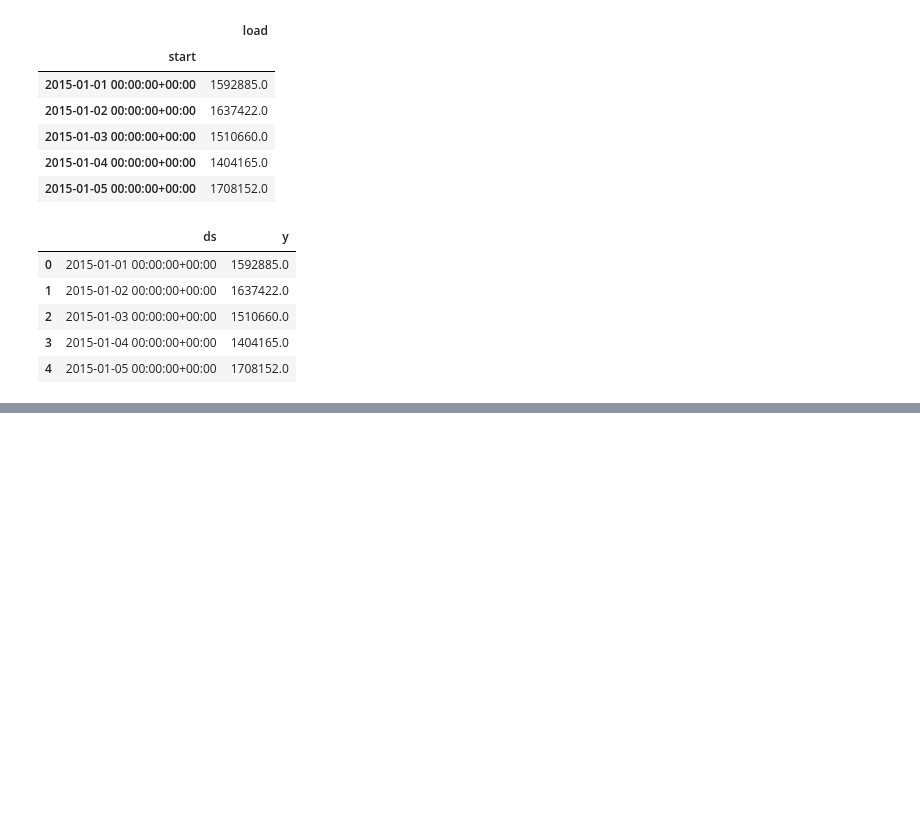
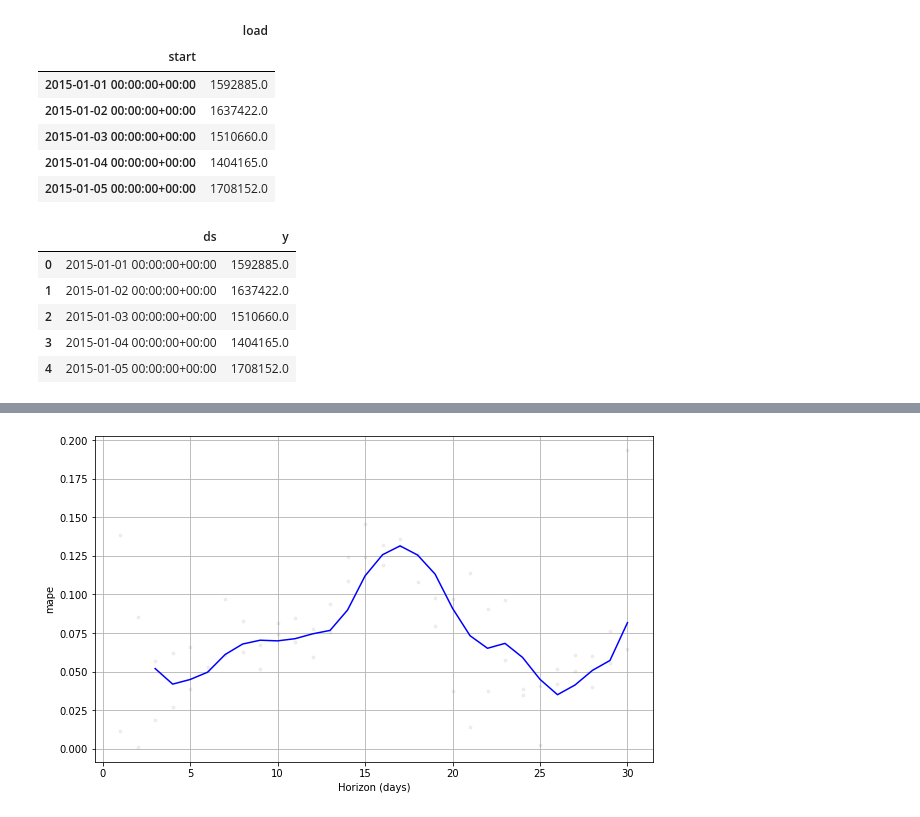
Before and after one commit to RPegoud/TimeSeries, a Jupyter notebook: TimeSeries.ipynb, the cells around one changed output, grey strips where cells are left out. Saved outputs shown, nothing was run; the diff lists cells and outputs as text; code cells hidden in the pictures; blank space fills up the shorter version.

```diff
--- a/TimeSeries.ipynb
+++ b/TimeSeries.ipynb
@@ -289,0 +323,9 @@ model_baseline.plot(forecast_baseline); # Add semi-colon to remove the duplicate
+# %%
+# make a cross validation to compare prediction and true values
+
+from prophet.diagnostics import cross_validation
+
+df_cv = cross_validation(model_baseline, initial='730 days',
+                         period='180 days', horizon = '30 days')
+
+df_cv.head()
@@ -289,0 +354,7 @@ model_baseline.plot(forecast_baseline); # Add semi-colon to remove the duplicate
+# %%
+# plot mape error
+
+from prophet.plot import plot_cross_validation_metric
+fig = plot_cross_validation_metric(df_cv, metric='mape')
+# %% [output]
+[figure, added]
```
Also changed, not shown: parts of 12 cells of this notebook.
